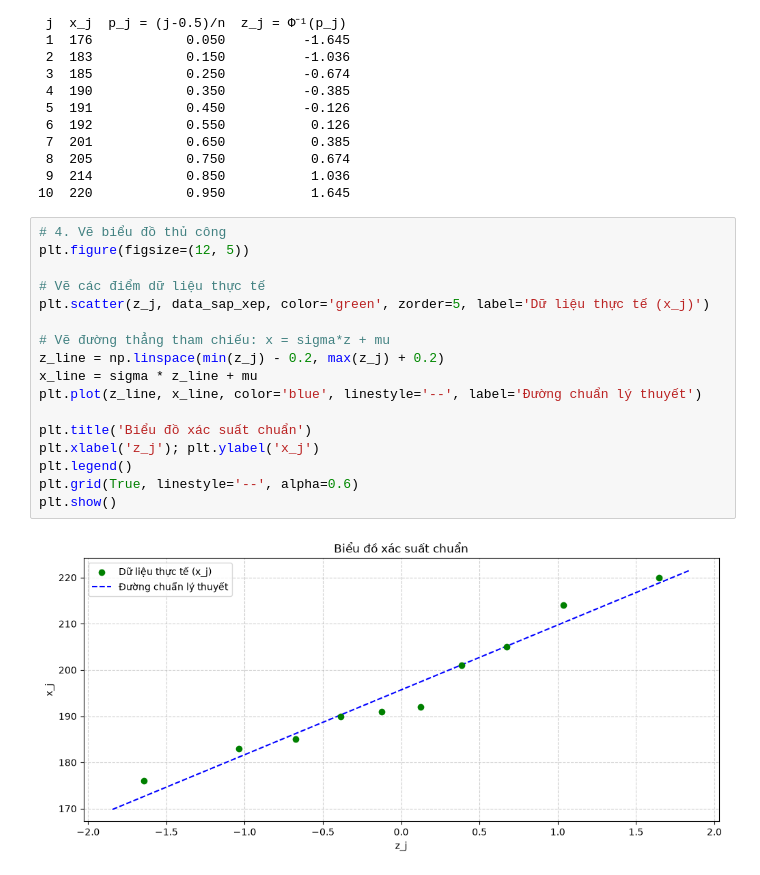
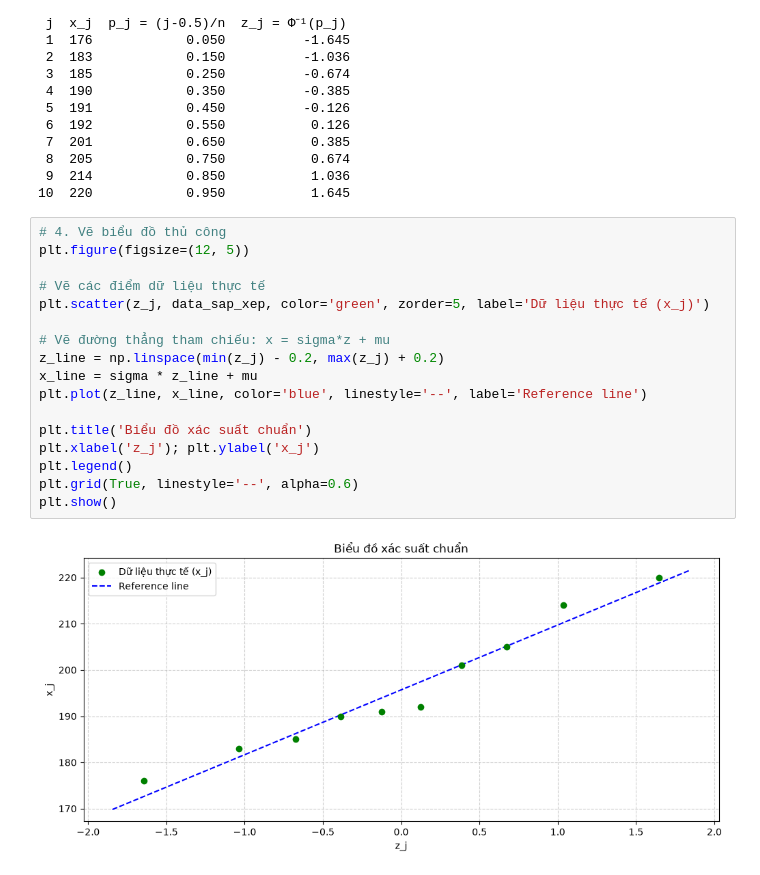
Before and after one commit to nguyenhoaingocnhi/XSTK, a Jupyter notebook: Thuyet_Trinh_XSTK/chuong4chuan.ipynb, the cells around one changed output. Cells and saved outputs as stored; diff of their text form.

```diff
--- a/Thuyet_Trinh_XSTK/chuong4chuan.ipynb
+++ b/Thuyet_Trinh_XSTK/chuong4chuan.ipynb
@@ -89,19 +89,19 @@ Kỳ vọng toán (Mean) : 195.70
 # %%
 # 4. Vẽ biểu đồ thủ công
 plt.figure(figsize=(12, 5))
 
 # Vẽ các điểm dữ liệu thực tế
 plt.scatter(z_j, data_sap_xep, color='green', zorder=5, label='Dữ liệu thực tế (x_j)')
 
 # Vẽ đường thẳng tham chiếu: x = sigma*z + mu
 z_line = np.linspace(min(z_j) - 0.2, max(z_j) + 0.2)
 x_line = sigma * z_line + mu
-plt.plot(z_line, x_line, color='blue', linestyle='--', label='Đường chuẩn lý thuyết')
+plt.plot(z_line, x_line, color='blue', linestyle='--', label='Reference line')
 
 plt.title('Biểu đồ xác suất chuẩn')
 plt.xlabel('z_j'); plt.ylabel('x_j')
 plt.legend()
 plt.grid(True, linestyle='--', alpha=0.6)
 plt.show()
 # %% [output]
-[figure, old version]
+[figure, new version]
```
Also changed, not shown: parts of 1 cell of this notebook, 4 other files.
